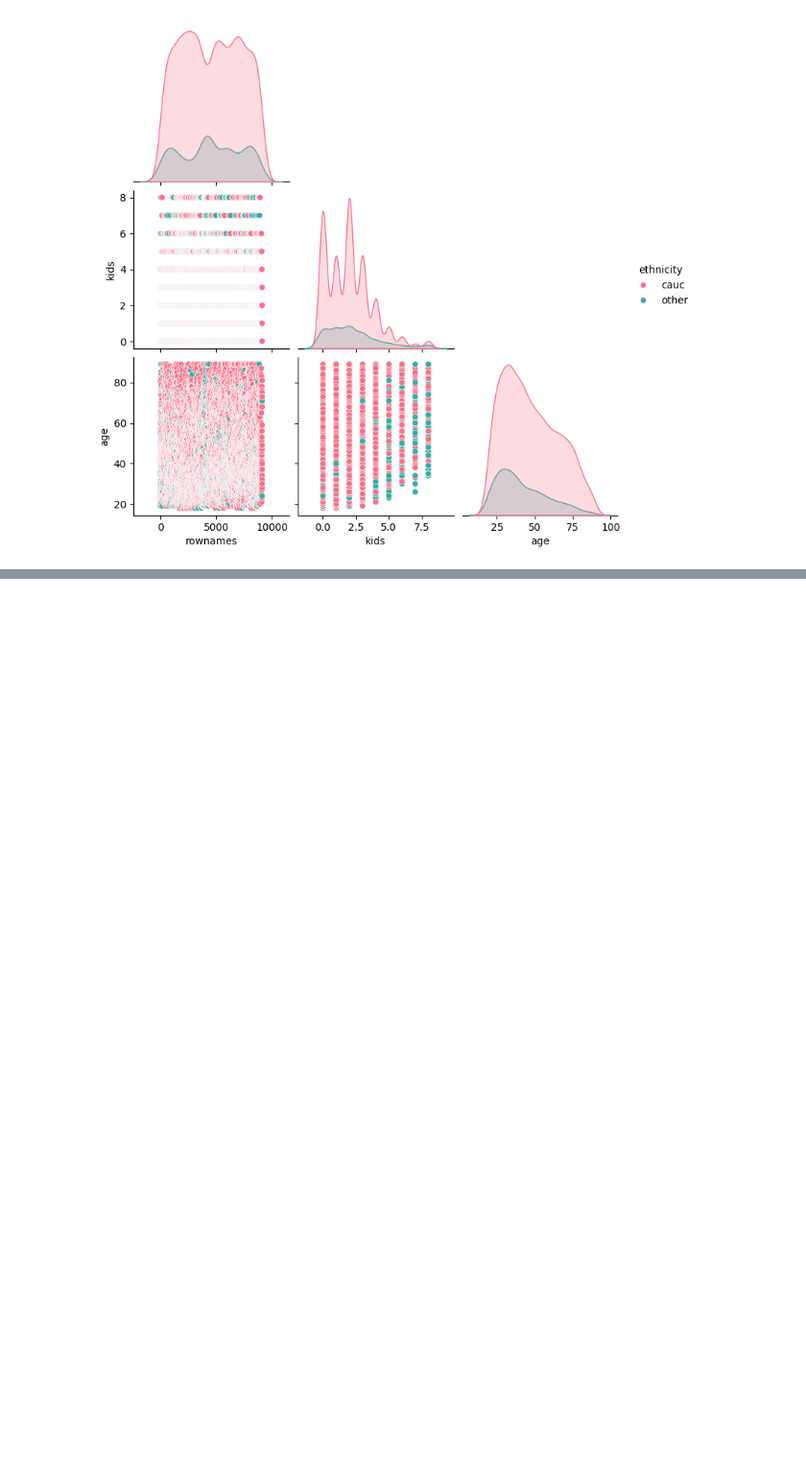
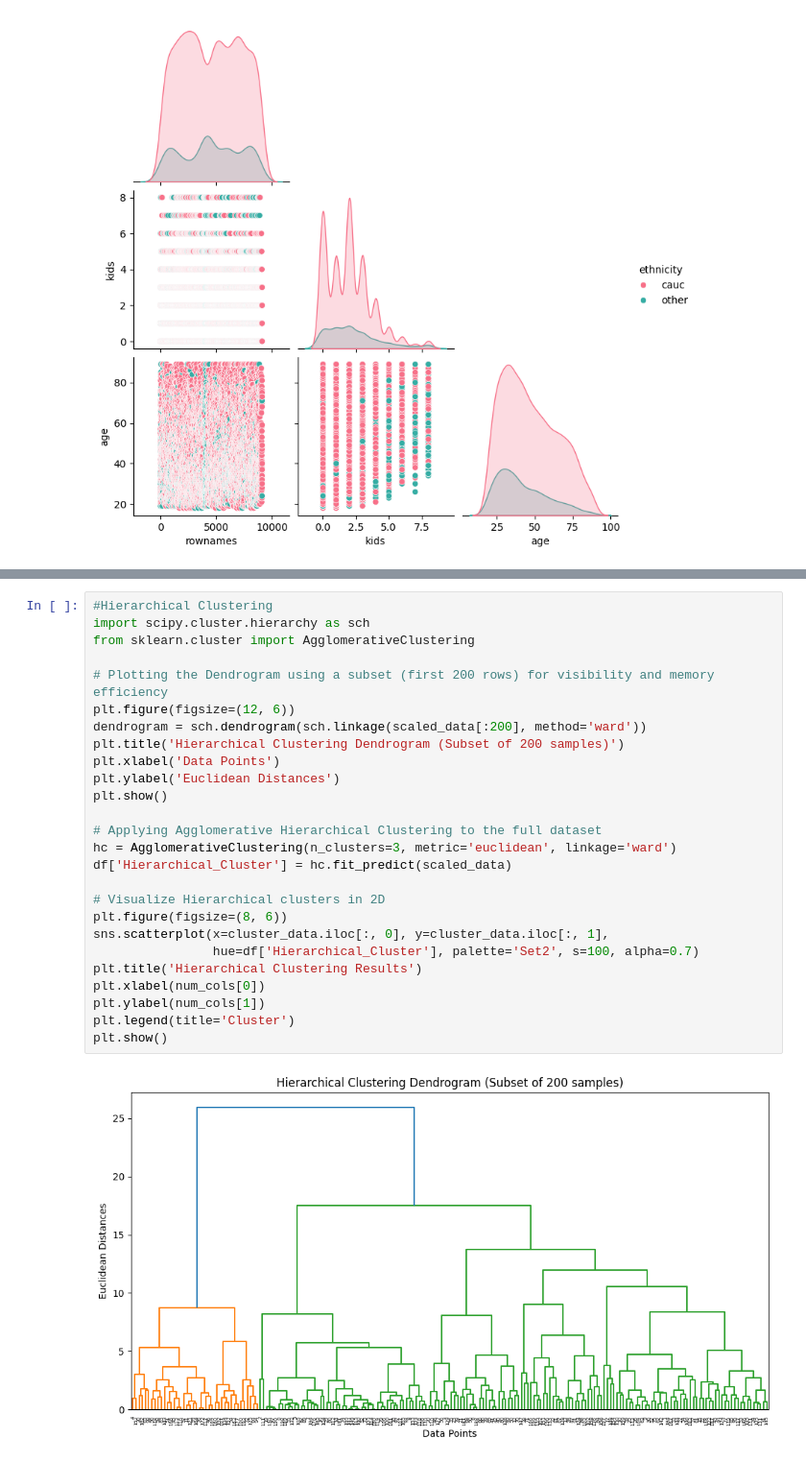
Before and after one commit to PawanSingh130901/Pawan-Singh, a Jupyter notebook: eda23bds0041.ipynb, the cells around one changed output, grey strips where cells are left out. Shown at 96% size. Saved outputs shown, nothing was run; the diff lists cells and outputs as text; blank space fills up the shorter version.

```diff
--- a/eda23bds0041.ipynb
+++ b/eda23bds0041.ipynb
@@ -211,0 +295,28 @@ Plot 3: Pairplot (subset of numerical variables + hue)
+# %%
+#Hierarchical Clustering
+import scipy.cluster.hierarchy as sch
+from sklearn.cluster import AgglomerativeClustering
+
+# Plotting the Dendrogram using a subset (first 200 rows) for visibility and memory efficiency
+plt.figure(figsize=(12, 6))
+dendrogram = sch.dendrogram(sch.linkage(scaled_data[:200], method='ward'))
+plt.title('Hierarchical Clustering Dendrogram (Subset of 200 samples)')
+plt.xlabel('Data Points')
+plt.ylabel('Euclidean Distances')
+plt.show()
+
+# Applying Agglomerative Hierarchical Clustering to the full dataset
+hc = AgglomerativeClustering(n_clusters=3, metric='euclidean', linkage='ward')
+df['Hierarchical_Cluster'] = hc.fit_predict(scaled_data)
+
+# Visualize Hierarchical clusters in 2D
+plt.figure(figsize=(8, 6))
+sns.scatterplot(x=cluster_data.iloc[:, 0], y=cluster_data.iloc[:, 1],
+                hue=df['Hierarchical_Cluster'], palette='Set2', s=100, alpha=0.7)
+plt.title('Hierarchical Clustering Results')
+plt.xlabel(num_cols[0])
+plt.ylabel(num_cols[1])
+plt.legend(title='Cluster')
+plt.show()
+# %% [output]
+[figure, added]
```
Also changed, not shown: parts of 4 cells of this notebook.
